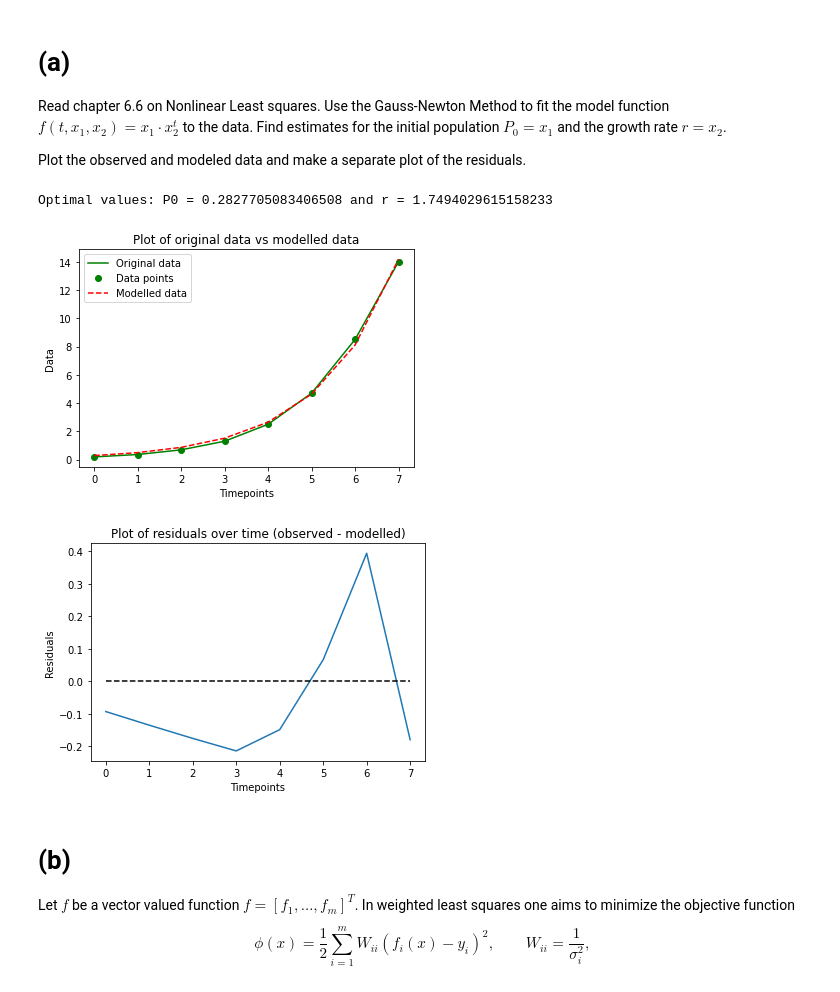
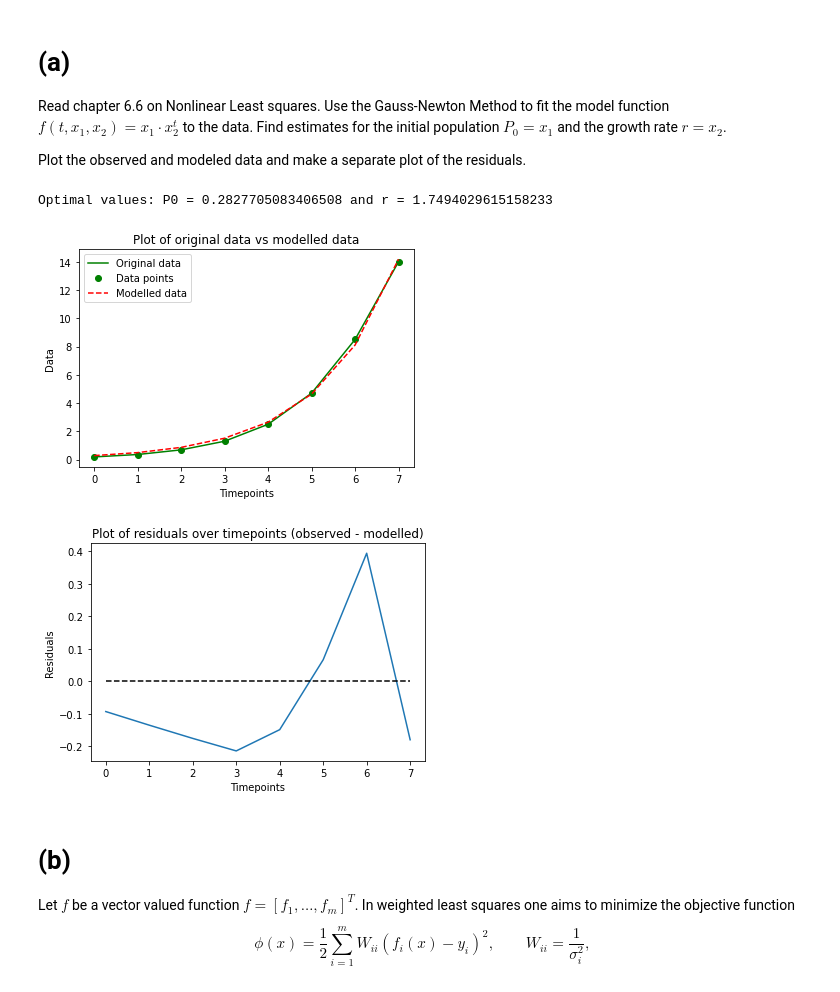
Before and after one commit to jygd-bit/NA_homework, a Jupyter notebook: hw6_2022.ipynb, the cells around one changed output. Cells and saved outputs as stored; diff of their text form; code cells hidden in the pictures.

```diff
--- a/hw6_2022.ipynb
+++ b/hw6_2022.ipynb
@@ -36,7 +36,6 @@ Read chapter 6.6 on Nonlinear Least squares. Use the Gauss-Newton Method to fit
 
 Plot the observed and modeled data and make a separate plot of the residuals.
 # %%
-# YOUR CODE HERE
 def func(t,x1,x2):
     """
     Defining model function.
@@ -53,36 +52,35 @@ def func(t,x1,x2):
 
 t = np.arange(len(data))
 
 popt, pcov = curve_fit(func, t, data)
 
 x1 = popt[0]
 x2 = popt[1]
 
 print(f"Optimal values: P0 = {x1} and r = {x2}")
-# print(pcov)
 
 plt.plot(t,data,'g',label='Original data')
 plt.plot(t,data,'go',label='Data points')
 plt.plot(t, func(t, *popt),'r--',label='Modelled data')
 plt.xlabel('Timepoints')
 plt.ylabel('Data')
 plt.title('Plot of original data vs modelled data')
 plt.legend()
 plt.show()
 
 y = func(t,x1,x2)
 residuals = data - y
 
 plt.plot(t,residuals)
 plt.plot(t,[0]*t,'k--')
 plt.xlabel('Timepoints')
 plt.ylabel('Residuals')
-plt.title('Plot of residuals over time (observed - modelled)')
+plt.title('Plot of residuals over timepoints (observed - modelled)')
 plt.show()
 # %% [output]
 Optimal values: P0 = 0.2827705083406508 and r = 1.7494029615158233
 [figure]
-[figure, old version]
+[figure, new version]
 # %% [markdown]
 # (b)
 Let $f$ be a vector valued function $f = [ f_1, \ldots, f_m ]^T$. In weighted least squares one aims to minimize the objective function
```
Also changed, not shown: parts of 5 cells of this notebook.
